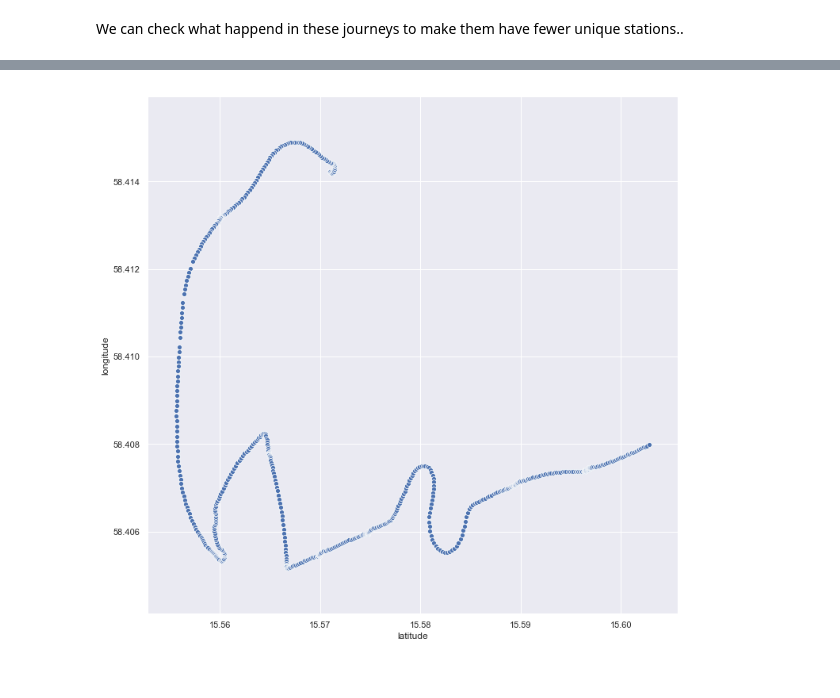
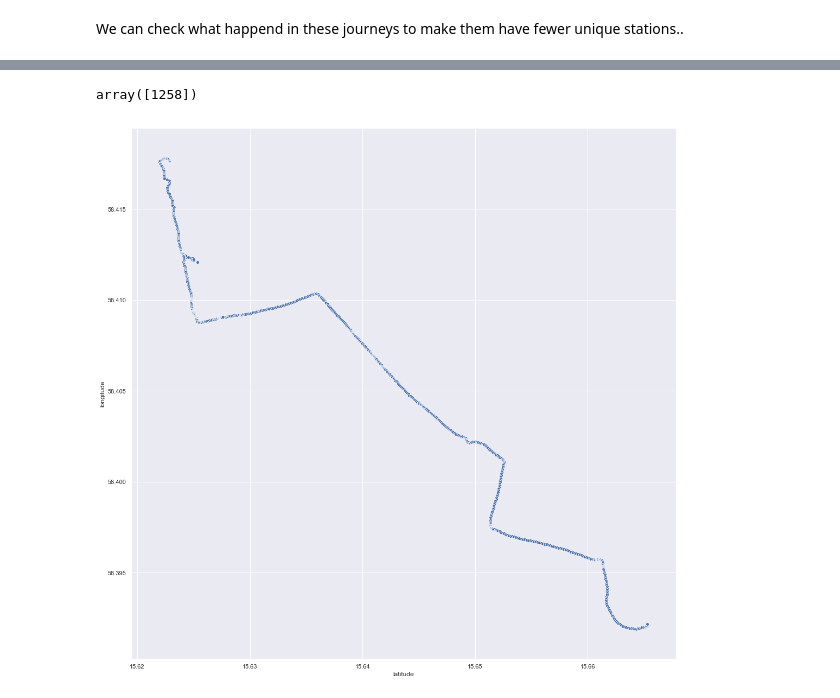
Before and after one commit to M20190649/TDDE19-bus-arrival-time, a Jupyter notebook: inspect_journey.ipynb, the cells around one changed output, grey strips where cells are left out. Cells and saved outputs as stored; diff of their text form; code cells hidden in the pictures.

```diff
--- a/inspect_journey.ipynb
+++ b/inspect_journey.ipynb
@@ -61,3 +69,4 @@ Does some journeys have a fewer than 11 segments?
 # %%
 grouped = df.groupby('journey_number').max().reset_index()
+max_segments = df['segment_number'].max()
 # %%
@@ -75,5 +85,5 @@ Lets drop the rows where the journey has a fewer than 11 segments. This should r
 # %%
-bad_journeys = grouped[grouped['segment_number'] < 11]['journey_number']
+bad_journeys = grouped[grouped['segment_number'] < max_segments]['journey_number']
 # %%
 # sanity check
 print('The good data that would be kept after dropping make up {:.2f}%'.format(
@@ -107 +118,4 @@ Number of unique stations: 13
+# %%
+# set the correct number of stations here, including the "None" station, here!
+num_stations = 14
 # %% [markdown]
@@ -132,5 +155,5 @@ Name: station, dtype: int64
 # %%
-bad_journeys = [x for x in grouped[grouped.apply(lambda x: x != 13)].index]
+bad_journeys = [x for x in grouped[grouped.apply(lambda x: x != num_stations)].index]
 # %% [markdown]
 We can check what happend in these journeys to make them have fewer unique stations..
 # %%
@@ -188,6 +244,12 @@ array([366])
+# %%
+df2[(df2['latitude'] > 15.62458) &
+   (df2['longitude'] < 58.41264) &
+   (df2 ['longitude'] > 58.41173)]['journey_number'].unique()
+# %% [output]
+array([1258])
 # %%
-fig, ax = plt.subplots(1, figsize=(12,12))
-sns.scatterplot(df[df['journey_number'] == 366]['latitude'], df[df['journey_number'] == 366]['longitude'], ax=ax)
+fig, ax = plt.subplots(1, figsize=(18,18))
+sns.scatterplot(df[df['journey_number'] == 1258]['latitude'], df[df['journey_number'] == 1258]['longitude'], ax=ax)
 plt.show()
 # %% [output]
-[figure, old version]
+[figure, new version]
```
Also changed, not shown: parts of 52 cells of this notebook.
